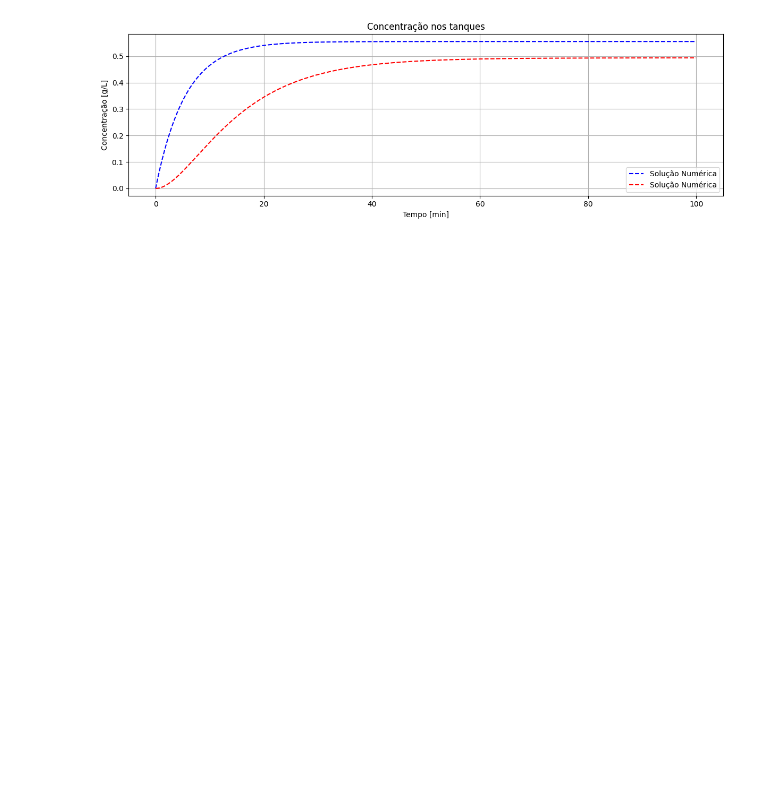
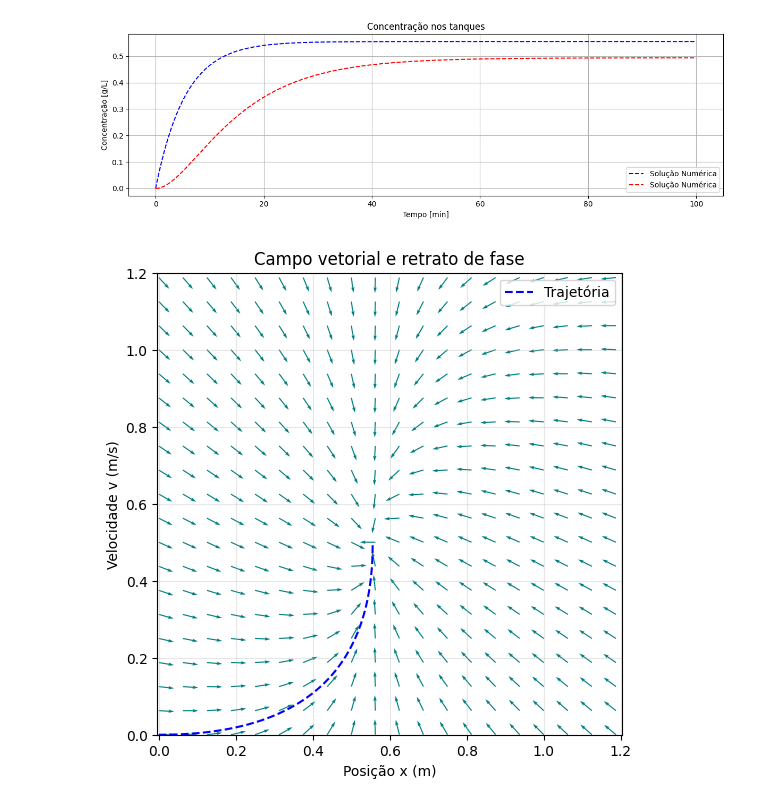
Before and after one commit to EnzoFSouza/computacao_numerica, a Jupyter notebook: q1U3.ipynb, the cells around one changed output. Saved outputs shown, nothing was run; the diff lists cells and outputs as text; code cells hidden in the pictures; blank space fills up the shorter version.

Commit message:
Campo vetorial
Precisa pentear o grafico

```diff
--- a/q1U3.ipynb
+++ b/q1U3.ipynb
@@ -47,3 +47,39 @@ plt.tight_layout()
 plt.show()
 # %% [output]
 [figure]
+# %%
+def vector_field_C1(C1):
+    dC1dt = ((Qin / V1) * (Cin - C1)) - ((Q12/V1) * C1)
+    return dC1dt
+
+def vector_field_C2(C1, C2):
+    dC2dt = ((Q12 / V2) * (C1 - C2)) - ((Qout/V2) * C2)
+    return dC2dt
+
+plt.figure(figsize=(6, 6))
+
+C1_vals = np.linspace(0, 1.5, 25)
+C2_vals = np.linspace(0, 1.5, 25)
+C_1, C_2 = np.meshgrid(C1_vals, C2_vals)
+dC1dt = vector_field_C1(C_1)
+dC2dt = vector_field_C2(C_1, C_2)
+
+magnitudes = np.sqrt(dC1dt**2 + dC2dt**2)
+magnitudes[magnitudes == 0] = 1
+dC1dt_norm = dC1dt / magnitudes
+dC2dt_norm = dC2dt / magnitudes
+
+plt.quiver(C_1, C_2, dC1dt_norm, dC2dt_norm,
+           color = 'teal', angles = 'xy', scale_units = 'xy', scale = 25)
+plt.plot(C1, C2, 'b--', linewidth = 1.5, label='Trajetória')
+plt.xlabel('Posição x (m)')
+plt.ylabel('Velocidade v (m/s)')
+plt.title('Campo vetorial e retrato de fase')
+plt.legend()
+plt.grid(True, alpha = 0.3)
+plt.axis('equal')
+plt.xlim([0, 1.2])
+plt.ylim([0, 1.2])
+plt.show()
+# %% [output]
+[figure, added]
```
